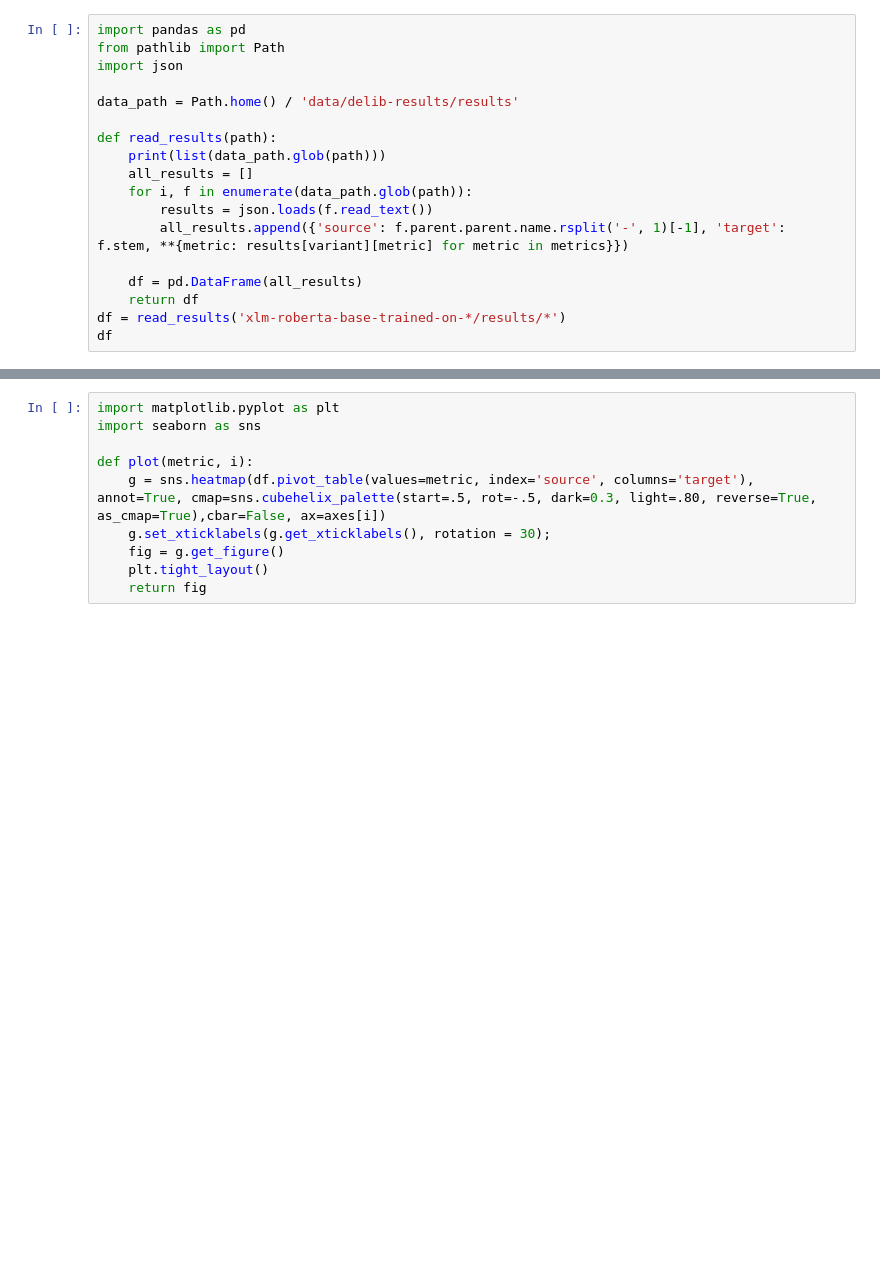
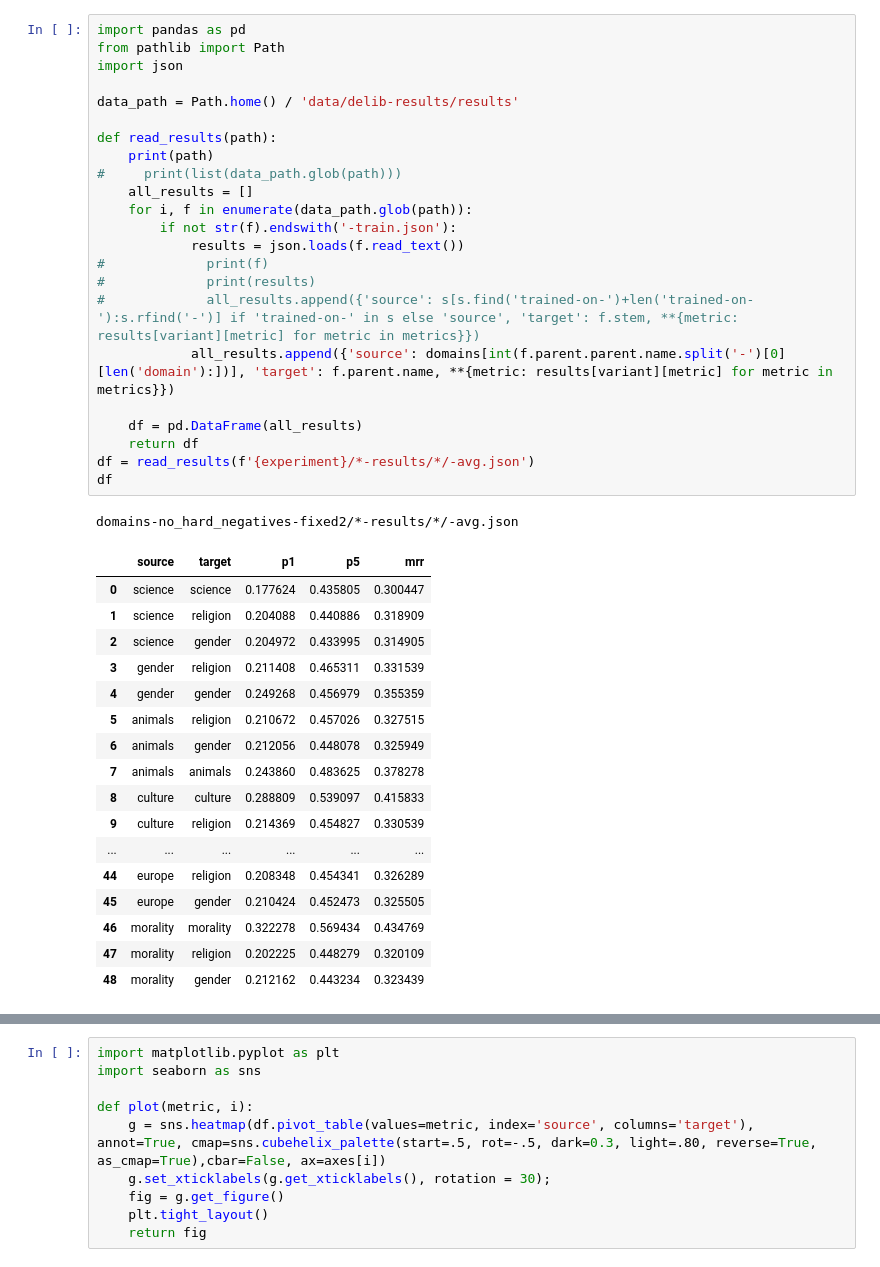
Before and after one commit to Blubberli/deliberatorium, a Jupyter notebook: results_analysis.ipynb, the cells around one changed output, grey strips where cells are left out. Drawn from its saved outputs; the diff is of its cells as text; blank space fills up the shorter version.

```diff
--- a/results_analysis.ipynb
+++ b/results_analysis.ipynb
@@ -11,18 +38,42 @@ ext = 'pdf'
 # %%
 import pandas as pd
 from pathlib import Path
 import json
 
 data_path = Path.home() / 'data/delib-results/results'
 
 def read_results(path):
-    print(list(data_path.glob(path)))
+    print(path)
+#     print(list(data_path.glob(path)))
     all_results = []
     for i, f in enumerate(data_path.glob(path)):
-        results = json.loads(f.read_text())
-        all_results.append({'source': f.parent.parent.name.rsplit('-', 1)[-1], 'target': f.stem, **{metric: results[variant][metric] for metric in metrics}})
+        if not str(f).endswith('-train.json'):
+            results = json.loads(f.read_text())
+#             print(f)
+#             print(results)
+#             all_results.append({'source': s[s.find('trained-on-')+len('trained-on-'):s.rfind('-')] if 'trained-on-' in s else 'source', 'target': f.stem, **{metric: results[variant][metric] for metric in metrics}})
+            all_results.append({'source': domains[int(f.parent.parent.name.split('-')[0][len('domain'):])], 'target': f.parent.name, **{metric: results[variant][metric] for metric in metrics}})
 
     df = pd.DataFrame(all_results)
     return df
-df = read_results('xlm-roberta-base-trained-on-*/results/*')
+df = read_results(f'{experiment}/*-results/*/-avg.json')
 df
+# %% [output]
+domains-no_hard_negatives-fixed2/*-results/*/-avg.json
+|  | source | target | p1 | p5 | mrr |
+| 0 | science | science | 0.177624 | 0.435805 | 0.300447 |
+| 1 | science | religion | 0.204088 | 0.440886 | 0.318909 |
+| 2 | science | gender | 0.204972 | 0.433995 | 0.314905 |
+| 3 | gender | religion | 0.211408 | 0.465311 | 0.331539 |
+| 4 | gender | gender | 0.249268 | 0.456979 | 0.355359 |
+| 5 | animals | religion | 0.210672 | 0.457026 | 0.327515 |
+| 6 | animals | gender | 0.212056 | 0.448078 | 0.325949 |
+| 7 | animals | animals | 0.243860 | 0.483625 | 0.378278 |
+| 8 | culture | culture | 0.288809 | 0.539097 | 0.415833 |
+| 9 | culture | religion | 0.214369 | 0.454827 | 0.330539 |
+| ... | ... | ... | ... | ... | ... |
+| 44 | europe | religion | 0.208348 | 0.454341 | 0.326289 |
+| 45 | europe | gender | 0.210424 | 0.452473 | 0.325505 |
+| 46 | morality | morality | 0.322278 | 0.569434 | 0.434769 |
+| 47 | morality | religion | 0.202225 | 0.448279 | 0.320109 |
+| 48 | morality | gender | 0.212162 | 0.443234 | 0.323439 |
```
Also changed, not shown: parts of 10 cells of this notebook, 2 other files.
